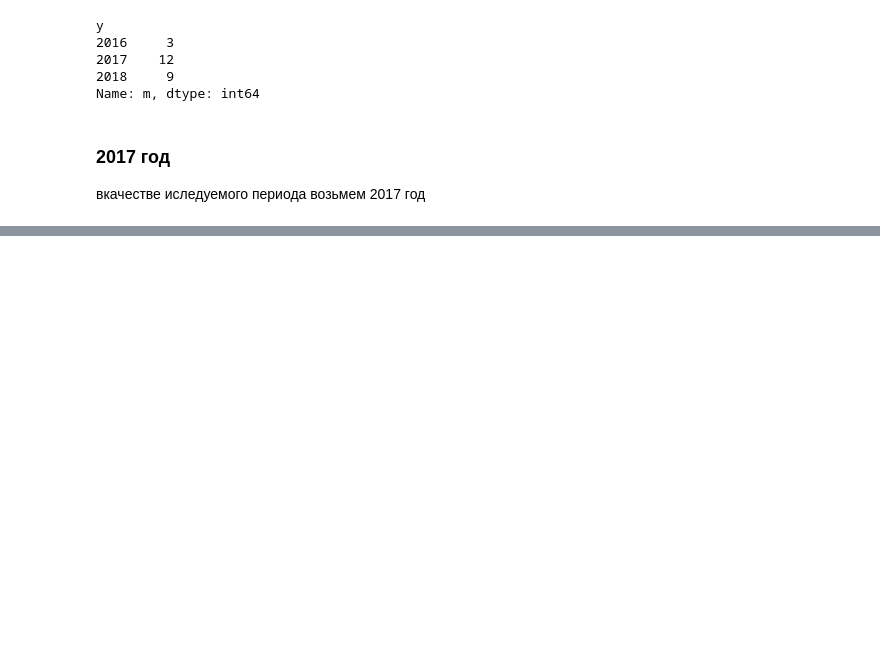
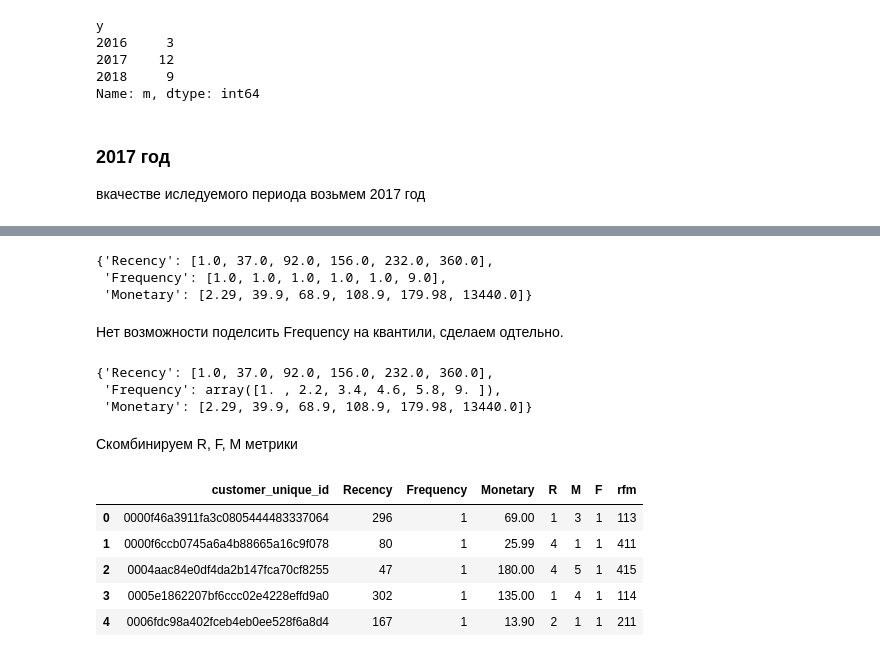
Before and after one commit to PavelSyr/da_karpov.cources_first.project, a Jupyter notebook: pavel_syrnev_15.04_p-syrnev/variant1/e-commerce.ipynb, the cells around one changed output, grey strips where cells are left out. Saved outputs shown, nothing was run; the diff lists cells and outputs as text; code cells hidden in the pictures; blank space fills up the shorter version.

```diff
--- a/pavel_syrnev_15.04_p-syrnev/variant1/e-commerce.ipynb
+++ b/pavel_syrnev_15.04_p-syrnev/variant1/e-commerce.ipynb
@@ -887,0 +973,43 @@ print(f'''дата первой покупки: {df_paid_order.payment_date.min(
+# %%
+# преобразуем к спискам
+for m in quintiles:
+    quintiles[m] = list(quintiles[m].values())
+
+quintiles
+# %% [output]
+{'Recency': [1.0, 37.0, 92.0, 156.0, 232.0, 360.0],
+ 'Frequency': [1.0, 1.0, 1.0, 1.0, 1.0, 9.0],
+ 'Monetary': [2.29, 39.9, 68.9, 108.9, 179.98, 13440.0]}
+# %% [markdown]
+Нет возможности поделсить Frequency на квантили, сделаем одтельно.
+# %%
+quintiles['Frequency'] = np.quantile(df_rfm.Frequency.unique(), quintile_values)
+quintiles
+# %% [output]
+{'Recency': [1.0, 37.0, 92.0, 156.0, 232.0, 360.0],
+ 'Frequency': array([1. , 2.2, 3.4, 4.6, 5.8, 9. ]),
+ 'Monetary': [2.29, 39.9, 68.9, 108.9, 179.98, 13440.0]}
+# %%
+levels = {
+    'Recency' : [5, 4, 3, 2, 1],
+    'Frequency' : [1, 2, 3, 4, 5],
+    'Monetary' : [1, 2, 3, 4, 5]
+}
+# %%
+for l in levels:
+    bins = quintiles[l]
+    metric_name = l[0]
+    df_rfm[metric_name] = pd.cut(df_rfm[l], bins=bins, labels=levels[l], include_lowest=True)
+# %% [markdown]
+Скомбинируем R, F, M метрики
+# %%
+df_rfm['rfm'] = df_rfm.R.astype(str) + df_rfm.F.astype(str) + df_rfm.M.astype(str)
+# %%
+df_rfm.head()
+# %% [output]
+|  | customer_unique_id | Recency | Frequency | Monetary | R | M | F | rfm |
+| 0 | 0000f46a3911fa3c0805444483337064 | 296 | 1 | 69.00 | 1 | 3 | 1 | 113 |
+| 1 | 0000f6ccb0745a6a4b88665a16c9f078 | 80 | 1 | 25.99 | 4 | 1 | 1 | 411 |
+| 2 | 0004aac84e0df4da2b147fca70cf8255 | 47 | 1 | 180.00 | 4 | 5 | 1 | 415 |
+| 3 | 0005e1862207bf6ccc02e4228effd9a0 | 302 | 1 | 135.00 | 1 | 4 | 1 | 114 |
+| 4 | 0006fdc98a402fceb4eb0ee528f6a8d4 | 167 | 1 | 13.90 | 2 | 1 | 1 | 211 |
```
Also changed, not shown: parts of 17 cells of this notebook.
